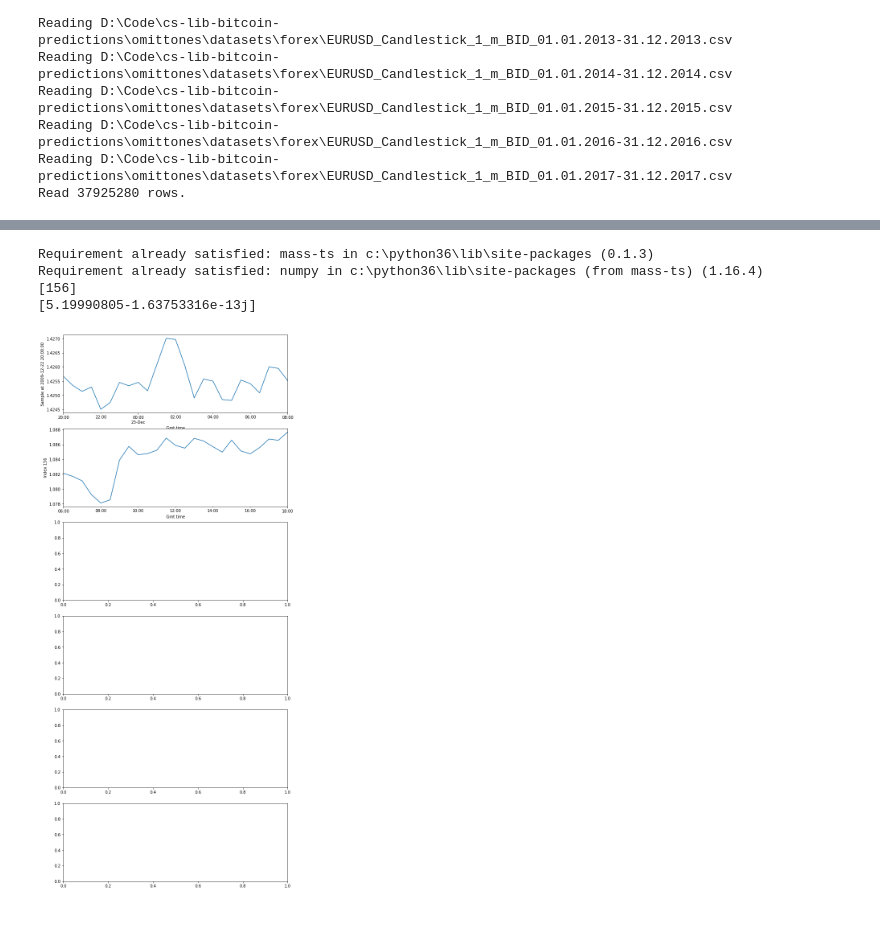
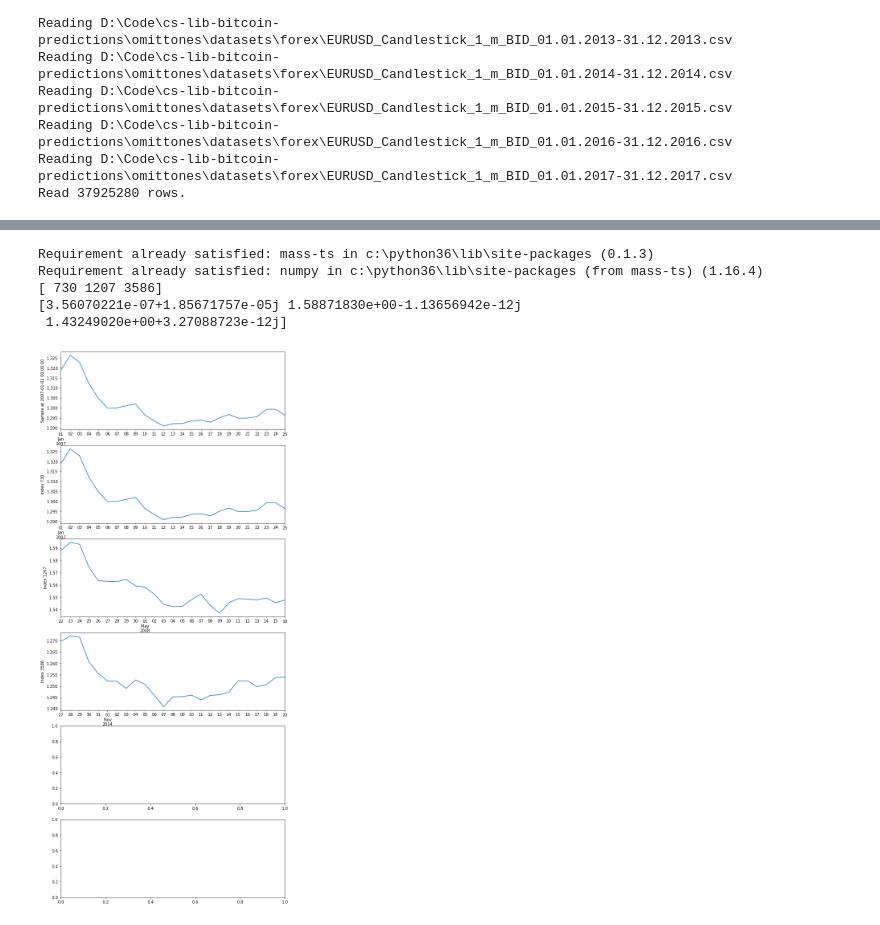
Before and after one commit to omittones/py-lib-machinelearning, a Jupyter notebook: src/jupyter/pattern-finder.ipynb, the cells around one changed output, grey strips where cells are left out. Cells and saved outputs as stored; diff of their text form; code cells hidden in the pictures.

```diff
--- a/src/jupyter/pattern-finder.ipynb
+++ b/src/jupyter/pattern-finder.ipynb
@@ -30,27 +30,27 @@ Reading D:\Code\cs-lib-bitcoin-predictions\omittones\datasets\forex\EURUSD_Candl
 Read 37925280 rows.
 # %%
 prices = frame.set_index('Gmt time')
-prices = prices['High'].resample('30min').mean()
+prices = prices['High'].resample('1d').mean()
+resolution = timedelta(days=1)
-# %%
-from datetime import datetime, timedelta
-
-start = datetime(2016, 1, 1)
-weekends = [start + timedelta(days=d) for d in range(0, 365)]
-weekends = [w for w in weekends if w.weekday() == 5]
 # %%
 """Following code shows missing data points during or around weekends."""
 
 import matplotlib.pyplot as plt
+from datetime import datetime, timedelta
+
+start = datetime(2016, 1, 1)
+saturdays = [start + timedelta(days=d) for d in range(0, 365)]
+saturdays = [w for w in weekends if w.weekday() == 5]
 
 ROWS = 3
 COLS = 3
 
 fig = plt.figure(figsize=(COLS * 5, ROWS * 5), dpi=70)
-for i, w in enumerate(weekends):
+for i, w in enumerate(saturdays):
     if i >= ROWS * COLS:
         break
-    f = w - timedelta(hours=10)
-    t = w + timedelta(hours=50)
+    f = w - resolution * 3
+    t = w + resolution * 3
     axes = fig.add_subplot(ROWS, COLS, i + 1)
     display = prices[f : t]
     display.plot(ax = axes)
@@ -65,59 +65,60 @@ import mass_ts as mts
 import numpy as np
 import random
 
-random_date = None
-while random_date is None or random_date.weekday() >= 4:
-    hours = random.randrange(0, 8 * 365 * 24)
-    random_date = datetime(2007, 1, 1) + timedelta(hours = hours)
+# random_date = None
+# while random_date is None or random_date.weekday() >= 4:
+#     hours = random.randrange(0, 8 * 365 * 24)
+#     random_date = datetime(2007, 1, 1) + timedelta(hours = hours)
 
 # temporary freeze date while debugging
-random_date = datetime(2009, 12, 22, 20, 0, 0)
+random_date = datetime(2007, 1, 1, 0, 0, 0)
 
-query = prices[random_date:random_date + timedelta(hours = 12)]
+query = prices[random_date:random_date + resolution * 24]
 
 # Plot the query with top matches
 fig, axes = plt.subplots(6, 1, sharex=False, figsize=(10, 25))
 query.plot(ax = axes[0])
 axes[0].set_ylabel(f'Sample at {random_date}')
 
-subset = prices['2016-01-04':'2016-01-08']
+subset = prices
 #subset.plot(ax = axes[1])
 #distances = mts.mass2(subset.values, query.values)
 
-best_indices, best_dists = mts.mass2_batch(subset.values, query.values, batch_size=100, top_matches=1)
+best_indices, best_dists = mts.mass2_batch(subset.values, query.values, batch_size=1000, top_matches=3)
 print(best_indices)
 print(best_dists)
 for ax, idx in zip(axes[1:], best_indices):
     match = subset.iloc[idx : idx + len(query)]
     match.plot(ax = ax)
     ax.set_ylabel(f'Index {idx}')
 
 # # mass2_batch
 # # start a multi-threaded batch job with all cpu cores and give me the top 5 matches.
 # # note that batch_size partitions your time series into a subsequence similarity search.
 # # even for large time series in single threaded mode, this is much more memory efficient than
 # # MASS2 on its own.
 # batch_size = 10000
 # top_matches = 5
 # n_jobs = -1
 # indices, distances = mts.mass2_batch(ts, query, batch_size,
 #     top_matches=top_matches, n_jobs=n_jobs)
 
 # # find minimum distance
 # min_idx = np.argmin(distances)
 
 # # find top 4 motif starting indices
 # k = 4
 # exclusion_zone = 25
 # top_motifs = mts.top_k_motifs(distances, k, exclusion_zone)
 
 # # find top 4 discord starting indices
 # k = 4
 # exclusion_zone = 25
 # top_discords = mts.top_k_discords(distances, k, exclusion_zone)
 # %% [output]
 Requirement already satisfied: mass-ts in c:\python36\lib\site-packages (0.1.3)
 Requirement already satisfied: numpy in c:\python36\lib\site-packages (from mass-ts) (1.16.4)
-[156]
-[5.19990805-1.63753316e-13j]
+[ 730 1207 3586]
+[3.56070221e-07+1.85671757e-05j 1.58871830e+00-1.13656942e-12j
+ 1.43249020e+00+3.27088723e-12j]
-[figure, old version]
+[figure, new version]
```
Also changed, not shown: parts of 1 cell of this notebook, 2 other files.
